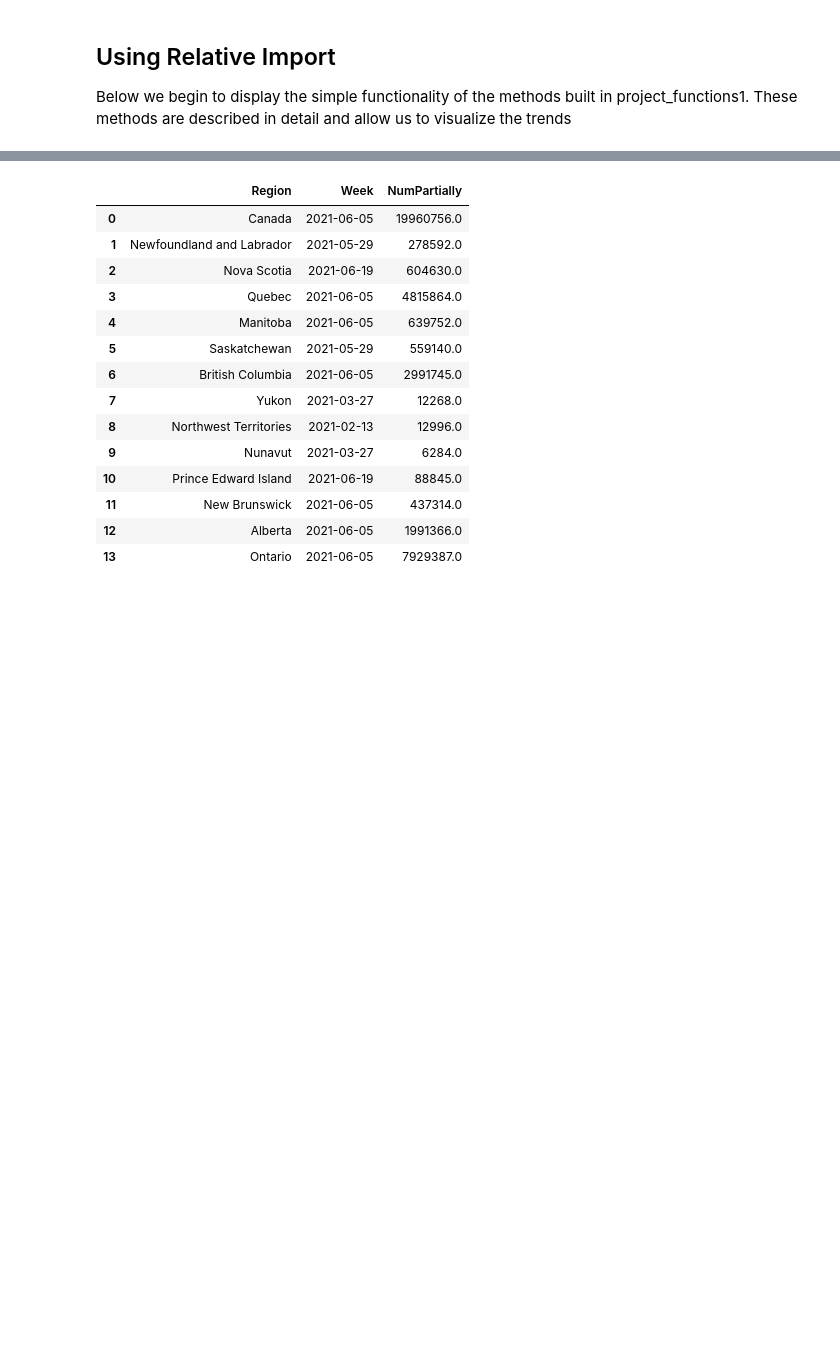
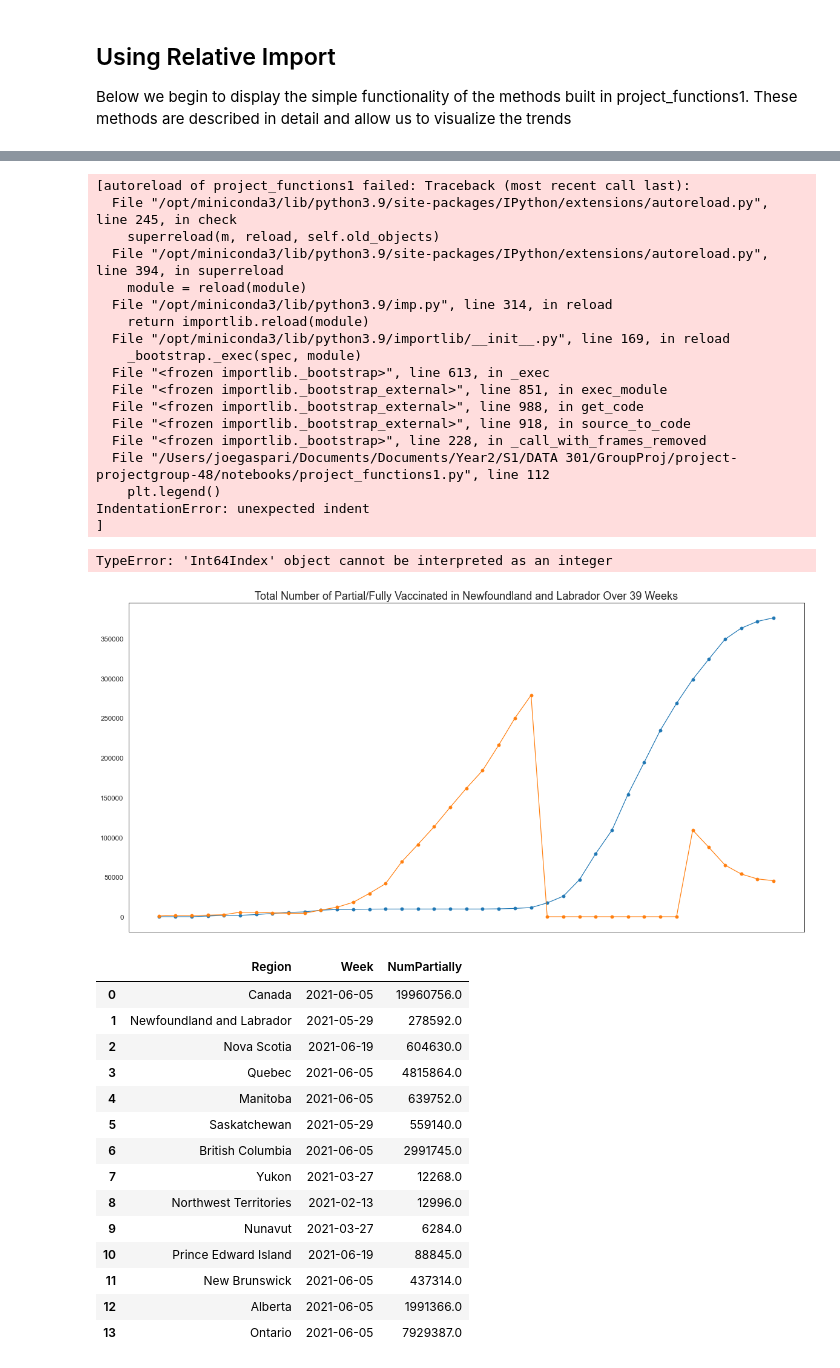
Before and after one commit to data301-2021-winter1/group48-project, a Jupyter notebook: notebooks/analysis1.ipynb, the cells around one changed output, grey strips where cells are left out. Drawn from its saved outputs; the diff is of its cells as text; code cells hidden in the pictures; blank space fills up the shorter version.

```diff
--- a/notebooks/analysis1.ipynb
+++ b/notebooks/analysis1.ipynb
@@ -349,3 +386,29 @@ for e in regionid:
+# %%
+NewLab = pf.databyRegion(df7, 10)
+pf.viscompar(NewLab, 10)
+pf.showRelationship(NewLab)
+display(NewLab)
+# %% [output]
+[autoreload of project_functions1 failed: Traceback (most recent call last):
+  File "/opt/miniconda3/lib/python3.9/site-packages/IPython/extensions/autoreload.py", line 245, in check
+    superreload(m, reload, self.old_objects)
+  File "/opt/miniconda3/lib/python3.9/site-packages/IPython/extensions/autoreload.py", line 394, in superreload
+    module = reload(module)
+  File "/opt/miniconda3/lib/python3.9/imp.py", line 314, in reload
+    return importlib.reload(module)
+  File "/opt/miniconda3/lib/python3.9/importlib/__init__.py", line 169, in reload
+    _bootstrap._exec(spec, module)
+  File "<frozen importlib._bootstrap>", line 613, in _exec
+  File "<frozen importlib._bootstrap_external>", line 851, in exec_module
+  File "<frozen importlib._bootstrap_external>", line 988, in get_code
+  File "<frozen importlib._bootstrap_external>", line 918, in source_to_code
+  File "<frozen importlib._bootstrap>", line 228, in _call_with_frames_removed
+  File "/Users/joegaspari/Documents/Documents/Year2/S1/DATA 301/GroupProj/project-projectgroup-48/notebooks/project_functions1.py", line 112
+    plt.legend()
+IndentationError: unexpected indent
+]
+TypeError: 'Int64Index' object cannot be interpreted as an integer
+[figure, added]
 # %%
 
 maxx = pf.findMaxFully(df7)
```
Also changed, not shown: parts of 5 cells of this notebook, 1 other file.
